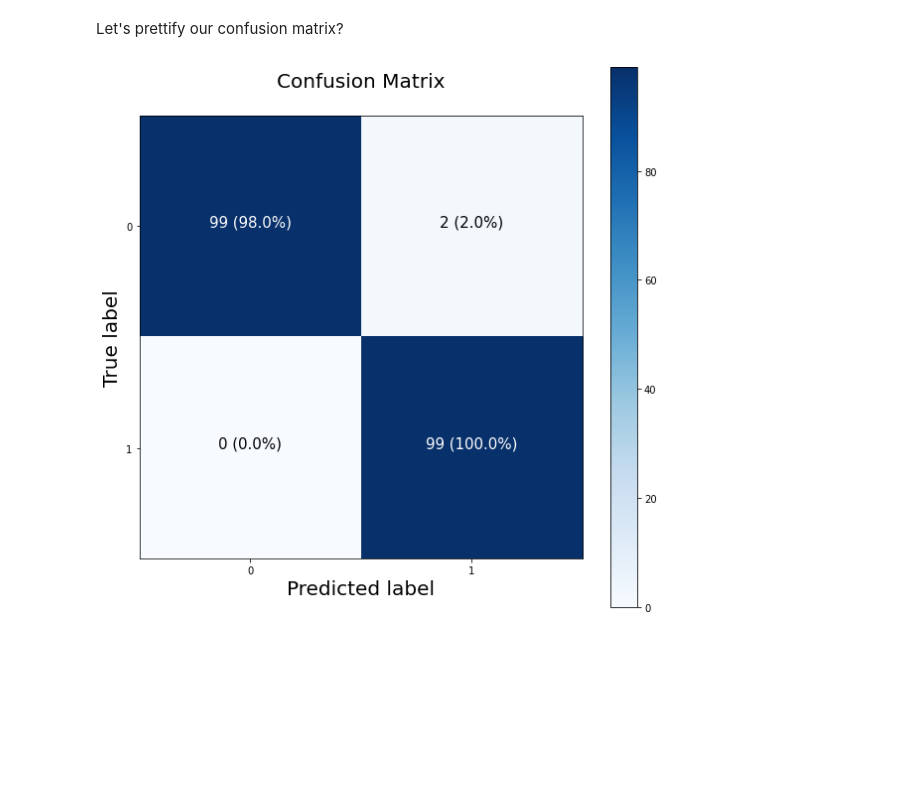
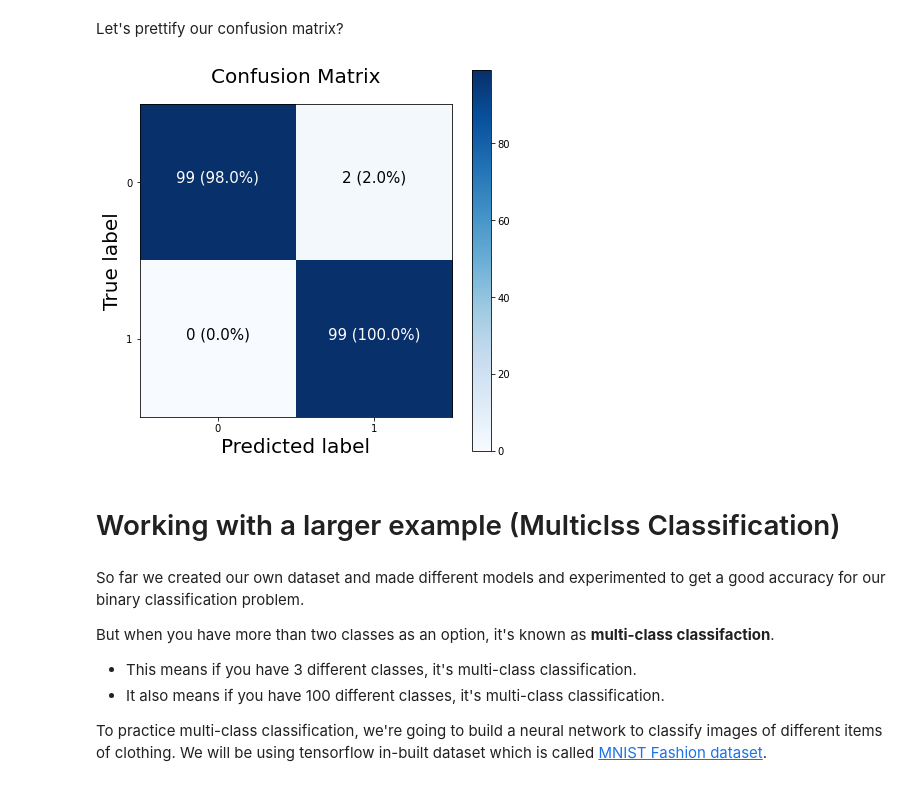
Before and after one commit to ShahZebYousafzai/Deep-Learning-Basics, a Jupyter notebook: 3_Neural_Network_Classification.ipynb, the cells around one changed output. Drawn from its saved outputs; the diff is of its cells as text; code cells hidden in the pictures; blank space fills up the shorter version.

```diff
--- a/3_Neural_Network_Classification.ipynb
+++ b/3_Neural_Network_Classification.ipynb
@@ -1282,7 +1281,7 @@ Let's prettify our confusion matrix?
 # plot_confusion_matrix function - https://scikit-learn.org/stable/modules/generated/sklearn.metrics.plot_confusion_matrix.html
 # and Made with ML's introductory notebook - https://github.com/GokuMohandas/MadeWithML/blob/main/notebooks/08_Neural_Networks.ipynb
 
-figsize = (10, 10)
+figsize = (7, 7)
 
 # Create the confusion matrix
 cm = confusion_matrix(y_test, tf.round(y_preds))
@@ -1304,31 +1303,41 @@ else:
   labels = np.arange(cm.shape[0])
 
 # Label the axes
 ax.set(title="Confusion Matrix",
        xlabel="Predicted label",
        ylabel="True label",
        xticks=np.arange(n_classes),
        yticks=np.arange(n_classes),
        xticklabels=labels,
        yticklabels=labels)
 
 # Set x-axis labels to bottom
 ax.xaxis.set_label_position("bottom")
 ax.xaxis.tick_bottom()
 
 # Adjust label size
 ax.xaxis.label.set_size(20)
 ax.yaxis.label.set_size(20)
 ax.title.set_size(20)
 
 # Set threshold for different colors
 threshold = (cm.max() + cm.min()) / 2.
 
 # Plot the text on each cell
 for i, j in itertools.product(range(cm.shape[0]), range(cm.shape[1])):
   plt.text(j, i, f"{cm[i, j]} ({cm_norm[i, j]*100:.1f}%)",
            horizontalalignment="center",
            color="white" if cm[i, j] > threshold else "black",
            size=15)
 # %% [output]
-[figure, old version]
+[figure, new version]
+# %% [markdown]
+# Working with a larger example (Multiclss Classification)
+# %% [markdown]
+So far we created our own dataset and made different models and experimented to get a good accuracy for our binary classification problem.
+
+But when you have more than two classes as an option, it's known as **multi-class classifaction**.
+* This means if you have 3 different classes, it's multi-class classification.
+* It also means if you have 100 different classes, it's multi-class classification.
+
+To practice multi-class classification, we're going to build a neural network to classify images of different items of clothing. We will be using tensorflow in-built dataset which is called [MNIST Fashion dataset](https://www.tensorflow.org/datasets/catalog/fashion_mnist).
```
Also changed, not shown: parts of 36 cells of this notebook.
